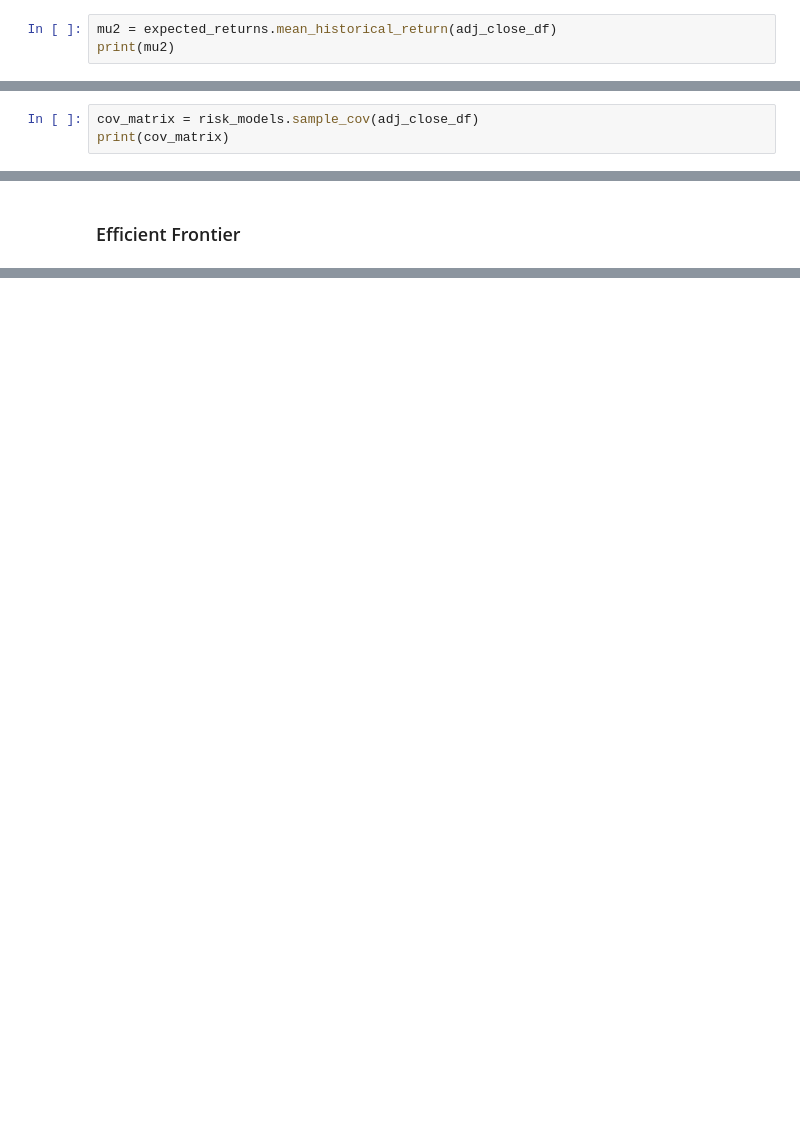
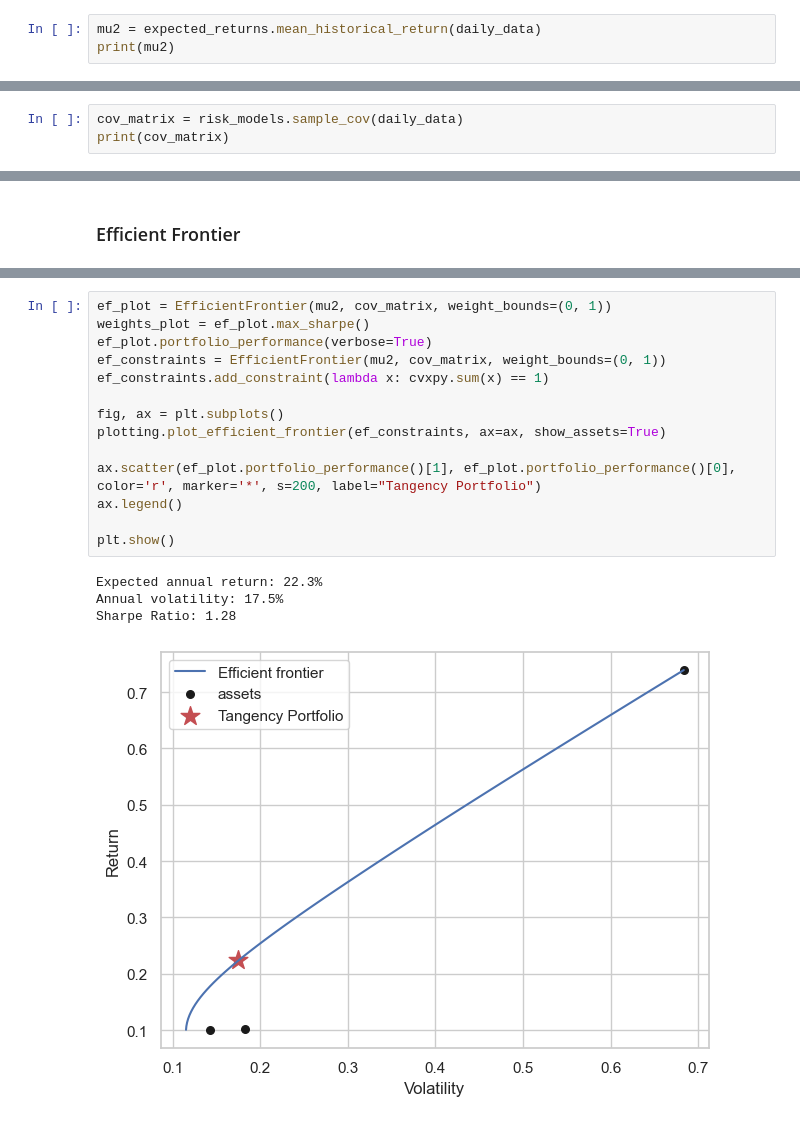
Before and after one commit to alexmcmullen80/BitcoinVsInflation, a Jupyter notebook: bitcoin.ipynb, the cells around one changed output, grey strips where cells are left out. Saved outputs shown, nothing was run; the diff lists cells and outputs as text; blank space fills up the shorter version.

```diff
--- a/bitcoin.ipynb
+++ b/bitcoin.ipynb
@@ -227,6 +242,6 @@ plt.show()
 # %% [markdown]
 ### Forecast Expected Returns
 # %%
-mu2 = expected_returns.mean_historical_return(adj_close_df)
+mu2 = expected_returns.mean_historical_return(daily_data)
 print(mu2)
 # %% [output]
@@ -237,6 +252,6 @@ dtype: float64
 # %% [markdown]
 ### Covariance Matrix
 # %%
-cov_matrix = risk_models.sample_cov(adj_close_df)
+cov_matrix = risk_models.sample_cov(daily_data)
 print(cov_matrix)
 # %% [output]
@@ -264,0 +280,19 @@ Sharpe Ratio: 1.33
+# %%
+ef_plot = EfficientFrontier(mu2, cov_matrix, weight_bounds=(0, 1))
+weights_plot = ef_plot.max_sharpe()
+ef_plot.portfolio_performance(verbose=True)
+ef_constraints = EfficientFrontier(mu2, cov_matrix, weight_bounds=(0, 1))
+ef_constraints.add_constraint(lambda x: cvxpy.sum(x) == 1)
+
+fig, ax = plt.subplots()
+plotting.plot_efficient_frontier(ef_constraints, ax=ax, show_assets=True)
+
+ax.scatter(ef_plot.portfolio_performance()[1], ef_plot.portfolio_performance()[0], color='r', marker='*', s=200, label="Tangency Portfolio")
+ax.legend()
+
+plt.show()
+# %% [output]
+Expected annual return: 22.3%
+Annual volatility: 17.5%
+Sharpe Ratio: 1.28
+[figure, added]
```
Also changed, not shown: parts of 11 cells of this notebook.
